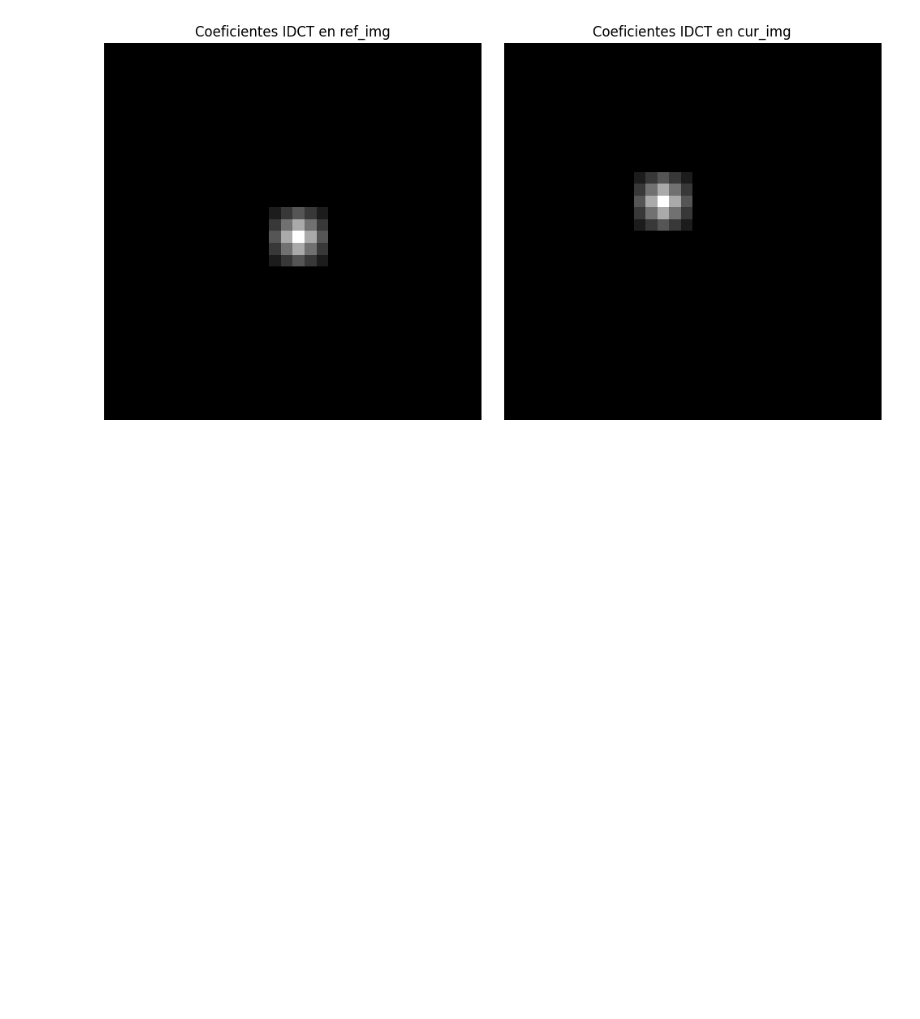
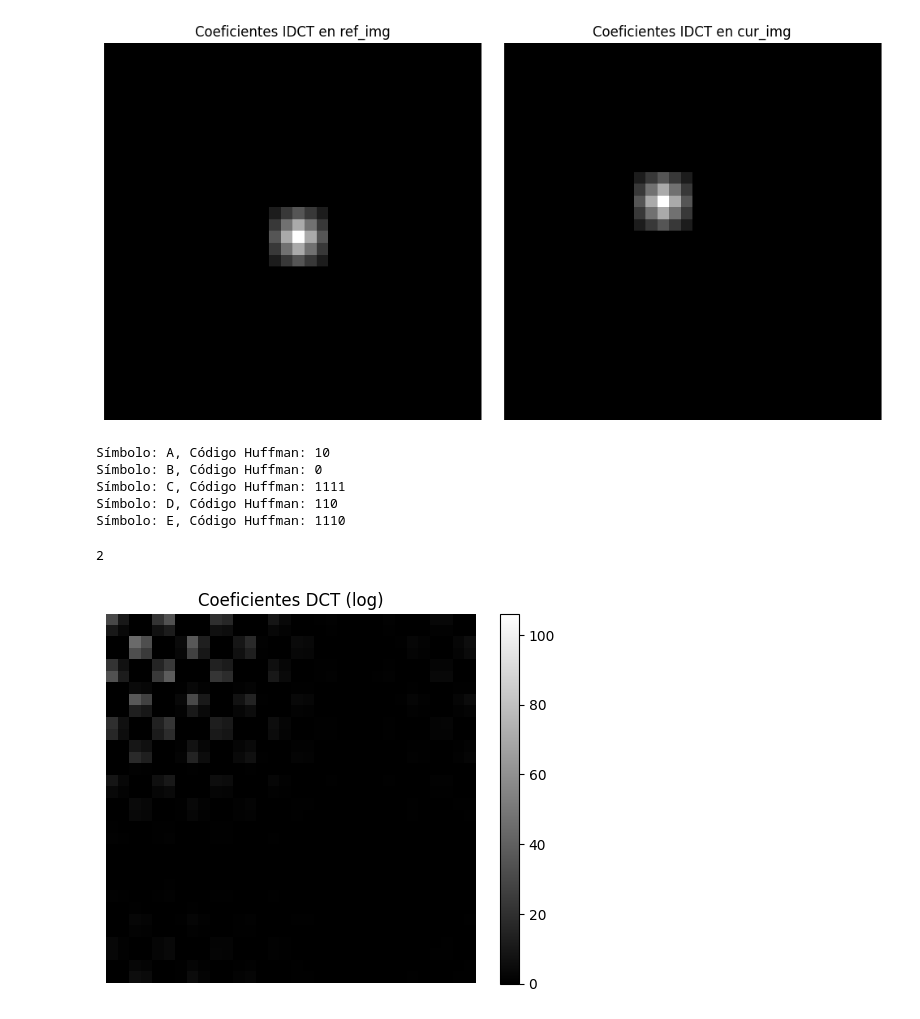
Before and after one commit to DiegoSC13/DCM_proyect, a Jupyter notebook: scripts/test.ipynb, the cells around one changed output. Drawn from its saved outputs; the diff is of its cells as text; code cells hidden in the pictures; blank space fills up the shorter version.

```diff
--- a/scripts/test.ipynb
+++ b/scripts/test.ipynb
@@ -325,3 +325,31 @@ plt.tight_layout()  # Ajustar espaciado entre subplots
 plt.show()
 # %% [output]
 [figure]
+# %%
+import huffman
+
+# Crea un árbol de Huffman a partir de las probabilidades
+arbol_huffman = huffman.codebook([('A', 11), ('B', 22), ('C', 5.5), ('D', 5.5), ('E', 0)]) #Normaliza
+
+# Imprime la codificación de cada variable
+for simbolo, codigo in arbol_huffman.items():
+    print(f'Símbolo: {simbolo}, Código Huffman: {codigo}')
+# %% [output]
+Símbolo: A, Código Huffman: 10
+Símbolo: B, Código Huffman: 0
+Símbolo: C, Código Huffman: 1111
+Símbolo: D, Código Huffman: 110
+Símbolo: E, Código Huffman: 1110
+# %%
+a = np.array([0,0,0,0,1,1,2,3])
+valor_a_contar = 1
+print(np.count_nonzero(a == valor_a_contar))
+# %% [output]
+2
+# %%
+from aux_functions import *
+
+dct_image = cv2.imread('/Users/diegosilveracoeff/Desktop/Fing/DCM/Synthetic_Gaussian/DCT_cur_frame.png')
+plot_one_img('/Users/diegosilveracoeff/Desktop/Fing/DCM/Synthetic_Gaussian/DCT_cur_frame.png')
+# %% [output]
+[figure, added]
```
Also changed, not shown: parts of 9 cells of this notebook, 2 other files.
